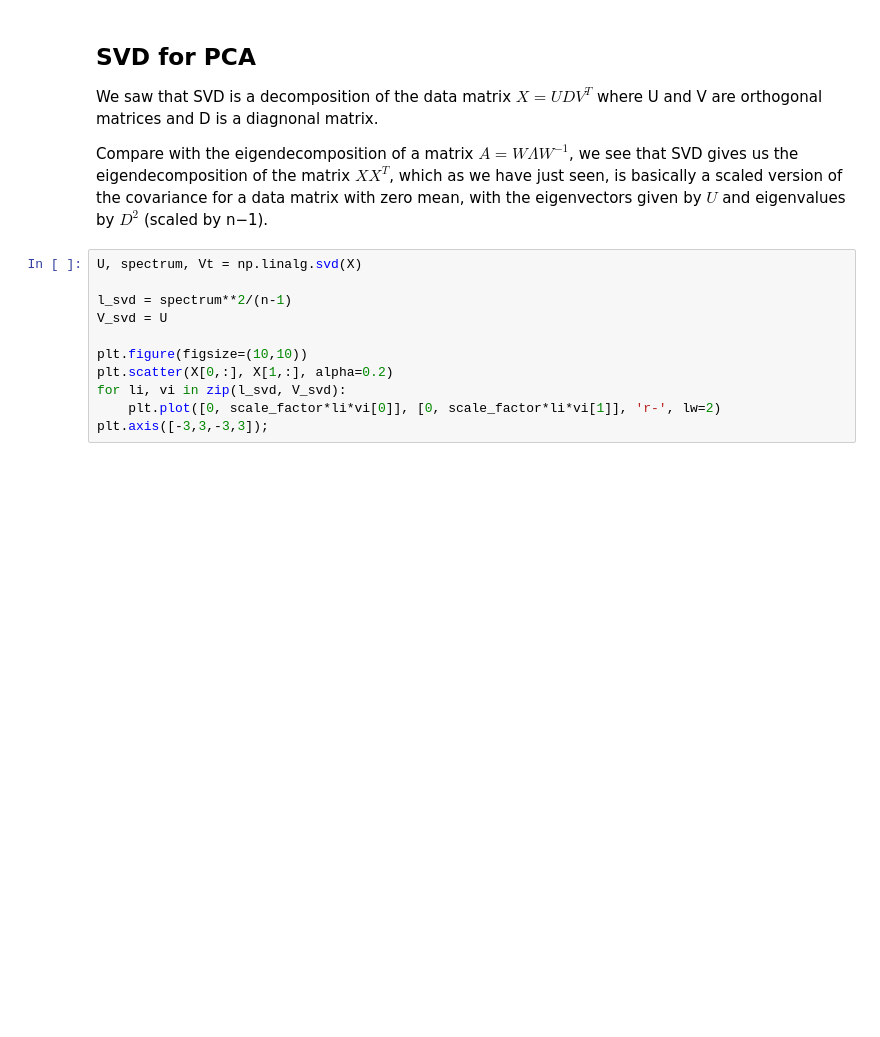
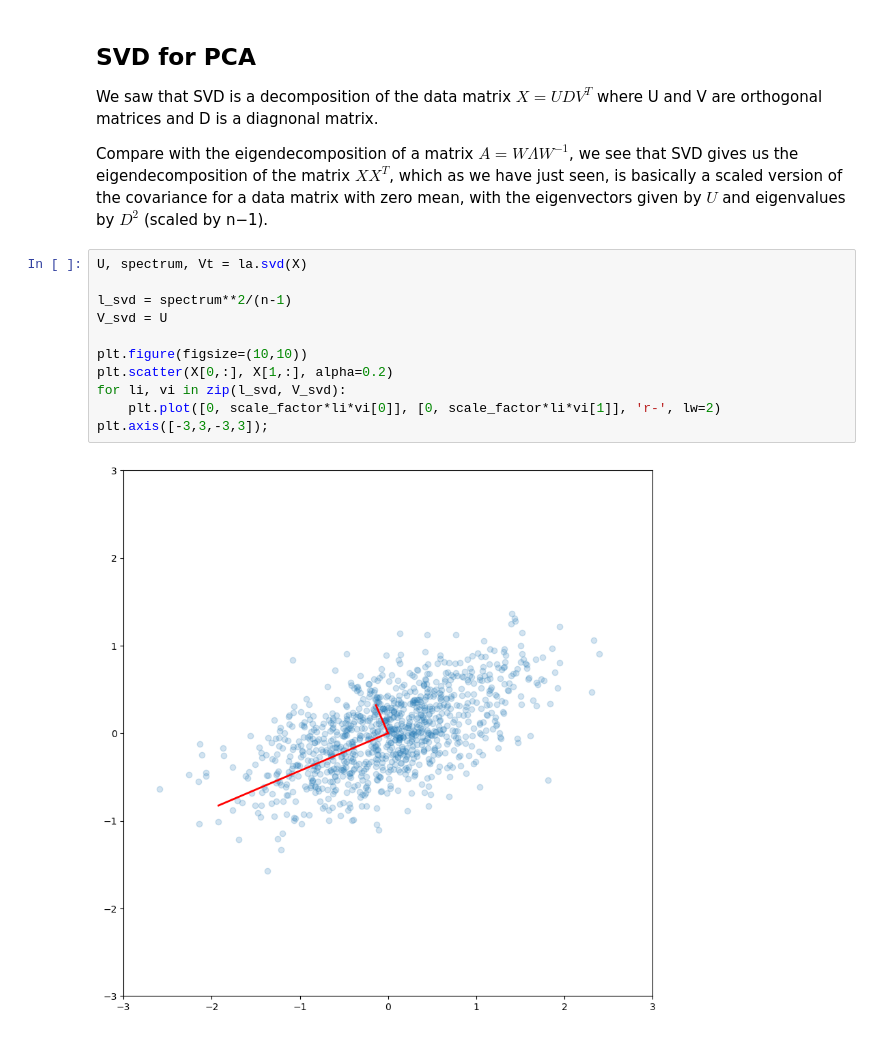
Before and after one commit to adrianorellanamontes/LaboratoryOfComputationalPhysics_Y8, a Jupyter notebook: 08_LinearAlgebra.ipynb, the cells around one changed output. Cells and saved outputs as stored; diff of their text form; blank space fills up the shorter version.

```diff
--- a/08_LinearAlgebra.ipynb
+++ b/08_LinearAlgebra.ipynb
@@ -535,16 +633,18 @@ We saw that SVD is a decomposition of the data matrix $X=UDV^T$ where U and V ar
 
 Compare with the eigendecomposition of a matrix $A=W\Lambda W^{−1}$, we see that SVD gives us the eigendecomposition of the matrix $XX^T$, which as we have just seen, is basically a scaled version of the covariance for a data matrix with zero mean, with the eigenvectors given by $U$ and eigenvalues by $D^2$ (scaled by n−1).
 # %%
-U, spectrum, Vt = np.linalg.svd(X)
+U, spectrum, Vt = la.svd(X)
 
 l_svd = spectrum**2/(n-1)
 V_svd = U
 
 plt.figure(figsize=(10,10))
 plt.scatter(X[0,:], X[1,:], alpha=0.2)
 for li, vi in zip(l_svd, V_svd):
     plt.plot([0, scale_factor*li*vi[0]], [0, scale_factor*li*vi[1]], 'r-', lw=2)
 plt.axis([-3,3,-3,3]);
+# %% [output]
+[figure, added]
 # %%
 print ("eigendecomposition:",l)
 print ("SVD:",l_svd)
```
Also changed, not shown: parts of 22 cells of this notebook, 1 other file.
